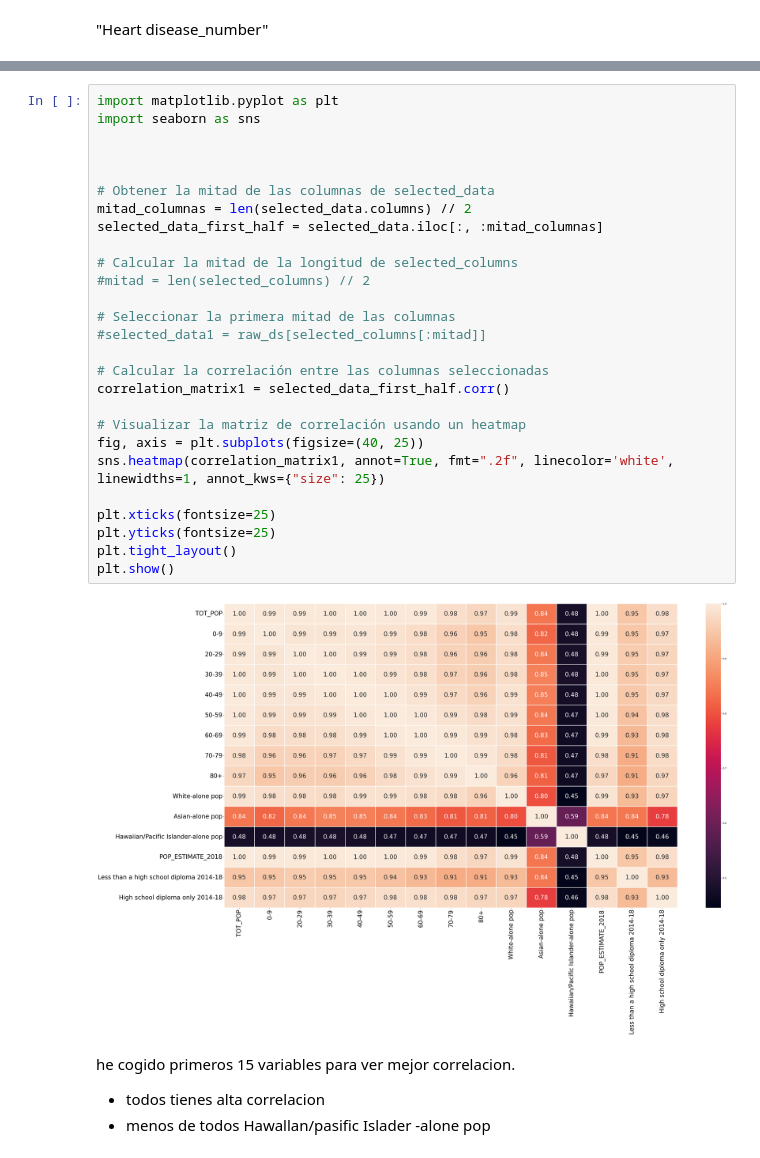
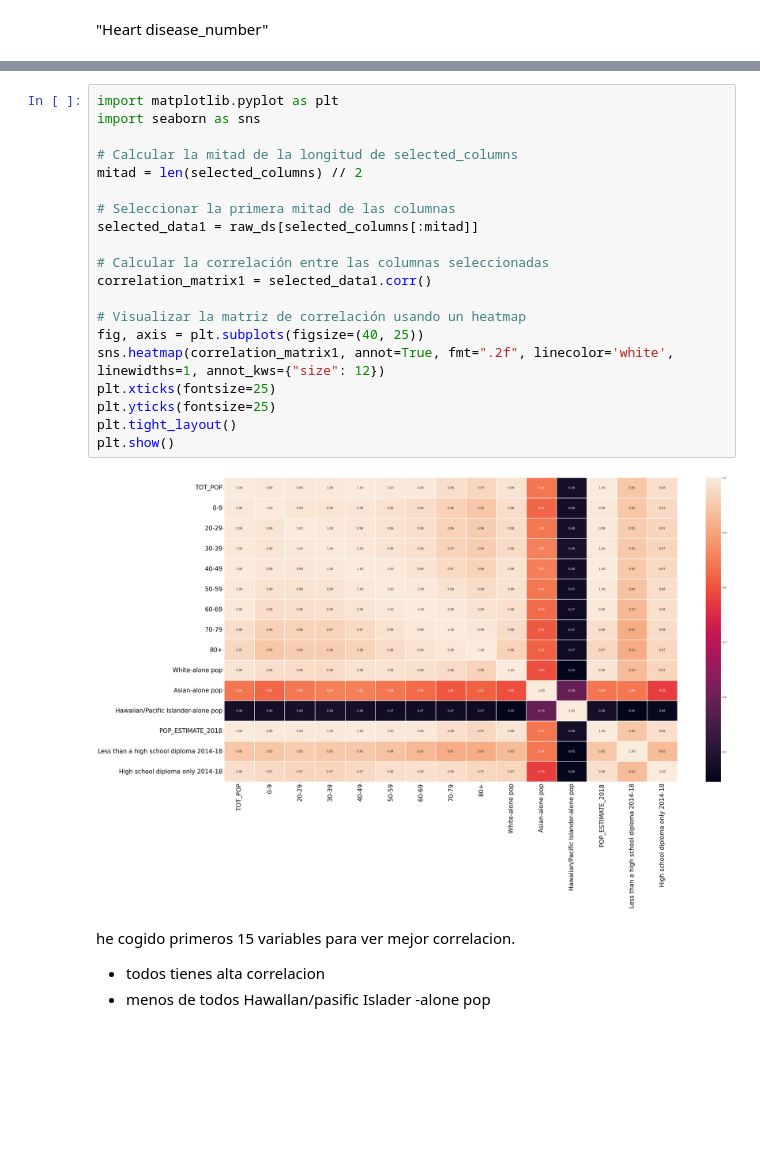
Before and after one commit to 4GeeksAcademy/Kurganova_REGULARIZED-LINEAR-REG, a Jupyter notebook: src/explore.ipynb, the cells around one changed output, grey strips where cells are left out. Drawn from its saved outputs; the diff is of its cells as text; blank space fills up the shorter version.

```diff
--- a/src/explore.ipynb
+++ b/src/explore.ipynb
@@ -383,32 +383,25 @@ plt.show()
 # %%
 import matplotlib.pyplot as plt
 import seaborn as sns
 
-
-
-# Obtener la mitad de las columnas de selected_data
-mitad_columnas = len(selected_data.columns) // 2
-selected_data_first_half = selected_data.iloc[:, :mitad_columnas]
-
 # Calcular la mitad de la longitud de selected_columns
-#mitad = len(selected_columns) // 2
+mitad = len(selected_columns) // 2
 
 # Seleccionar la primera mitad de las columnas
-#selected_data1 = raw_ds[selected_columns[:mitad]]
+selected_data1 = raw_ds[selected_columns[:mitad]]
 
 # Calcular la correlación entre las columnas seleccionadas
-correlation_matrix1 = selected_data_first_half.corr()
+correlation_matrix1 = selected_data1.corr()
 
 # Visualizar la matriz de correlación usando un heatmap
 fig, axis = plt.subplots(figsize=(40, 25))
-sns.heatmap(correlation_matrix1, annot=True, fmt=".2f", linecolor='white', linewidths=1, annot_kws={"size": 25})
-
+sns.heatmap(correlation_matrix1, annot=True, fmt=".2f", linecolor='white', linewidths=1, annot_kws={"size": 12})
 plt.xticks(fontsize=25)
 plt.yticks(fontsize=25)
 plt.tight_layout()
 plt.show()
 # %% [output]
-[figure, old version]
+[figure, new version]
 # %% [markdown]
 he cogido primeros 15 variables para ver mejor correlacion.
 - todos tienes alta correlacion
```
Also changed, not shown: parts of 1 cell of this notebook.
